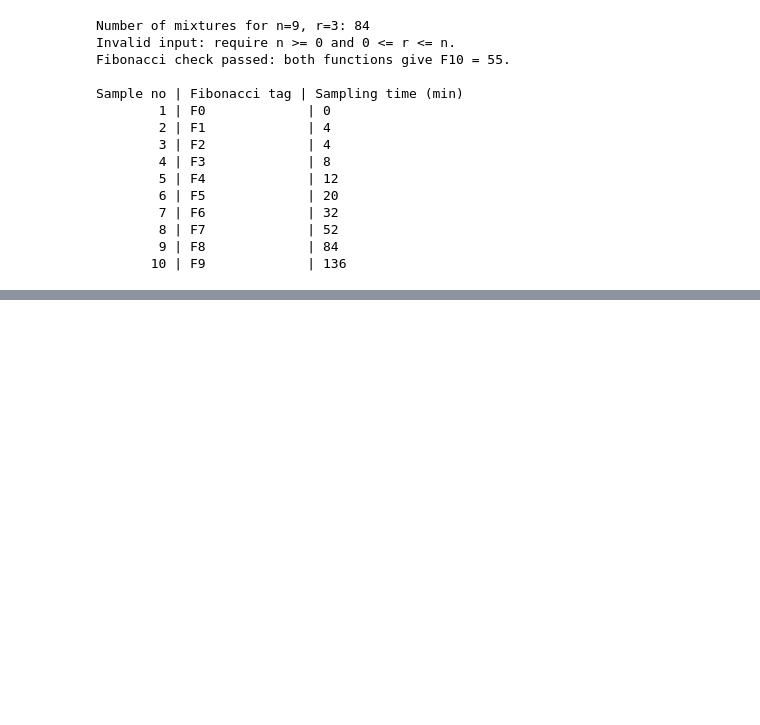
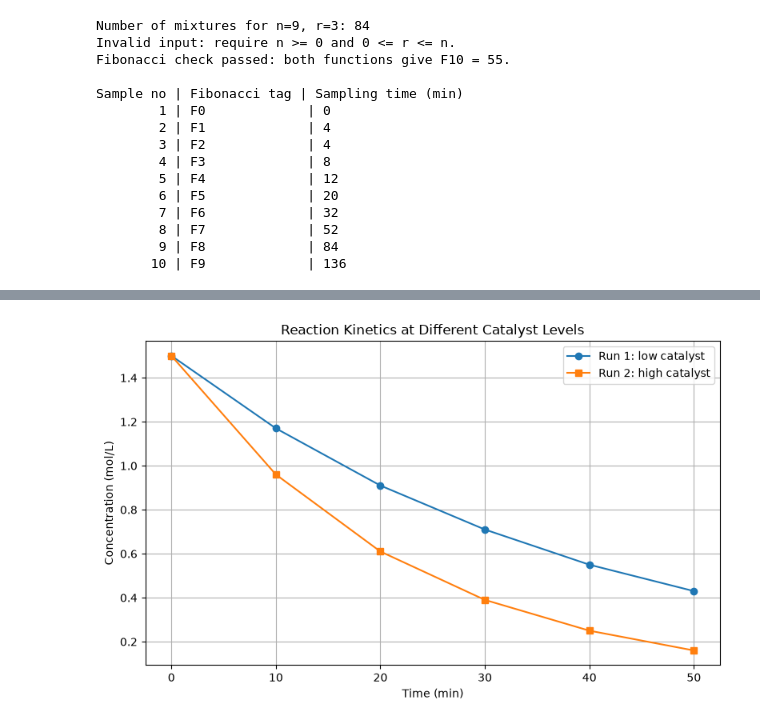
Before and after one commit to vrushabhgabhane60-dot/CP_Practical, a Jupyter notebook: 20251004003.ipynb, the cells around one changed output, grey strips where cells are left out. Cells and saved outputs as stored; diff of their text form; code cells hidden in the pictures; blank space fills up the shorter version.

```diff
--- a/20251004003.ipynb
+++ b/20251004003.ipynb
@@ -301,0 +341,88 @@ Sample no | Fibonacci tag | Sampling time (min)
+# %%
+#kinetic and gas data : pandas and matplotlib
+import numpy as np
+import pandas as pd
+import matplotlib.pyplot as plt
+
+# Part A: Kinetic data
+kinetics = pd.DataFrame({
+    "Time_min": [0, 10, 20, 30, 40, 50],
+    "Run1_mol_L_low_catalyst": [1.50, 1.17, 0.91, 0.71, 0.55, 0.43],
+    "Run2_mol_L_high_catalyst": [1.50, 0.96, 0.61, 0.39, 0.25, 0.16],
+})
+
+kinetics.to_json("kinetics.json", orient="records", indent=2)
+
+# Read the saved JSON back and inspect it
+kinetics_loaded = pd.read_json("kinetics.json")
+print("DataFrame shape:", kinetics_loaded.shape)
+print("\nData types:")
+print(kinetics_loaded.dtypes)
+
+# Calculate mean and sample standard deviation
+run1 = kinetics_loaded["Run1_mol_L_low_catalyst"]
+run2 = kinetics_loaded["Run2_mol_L_high_catalyst"]
+
+print("\nRun 1 mean:", run1.mean())
+print("Run 1 standard deviation:", run1.std())
+print("Run 2 mean:", run2.mean())
+print("Run 2 standard deviation:", run2.std())
+
+if run1.std() > run2.std():
+    print("Run 1 shows more variation based on standard deviation.")
+else:
+    print("Run 2 shows more variation based on standard deviation.")
+
+# Plot both kinetic runs
+plt.figure(figsize=(8, 5))
+plt.plot(
+    kinetics_loaded["Time_min"], run1,
+    marker="o", label="Run 1: low catalyst"
+)
+plt.plot(
+    kinetics_loaded["Time_min"], run2,
+    marker="s", label="Run 2: high catalyst"
+)
+plt.title("Reaction Kinetics at Different Catalyst Levels")
+plt.xlabel("Time (min)")
+plt.ylabel("Concentration (mol/L)")
+plt.legend()
+plt.grid(True)
+plt.tight_layout()
+plt.show()
+
+
+# Part D: Ethylene gas pressure-volume data
+gas_data = pd.DataFrame({
+    "Volume_L": [1, 2, 3, 4, 5],
+    "Pressure_bar": [5.03, 2.52, 1.65, 1.26, 1.01],
+})
+
+gas_data["PV"] = gas_data["Pressure_bar"] * gas_data["Volume_L"]
+k = gas_data["PV"].mean()
+print(f"\nMean value of P*V (k): {k:.3f} bar·L")
+
+# Plot measured pressures and the reference curve P = k / V
+volume_curve = np.linspace(
+    gas_data["Volume_L"].min(),
+    gas_data["Volume_L"].max(),
+    200
+)
+
+plt.figure(figsize=(8, 5))
+plt.scatter(
+    gas_data["Volume_L"], gas_data["Pressure_bar"],
+    label="Measured data"
+)
+plt.plot(
+    volume_curve, k / volume_curve,
+    color="red", label=f"Reference curve: P = k/V (k={k:.3f} bar·L)"
+)
+plt.title("Ethylene Gas Pressure vs. Volume")
+plt.xlabel("Volume (L)")
+plt.ylabel("Pressure (bar)")
+plt.legend()
+plt.grid(True)
+plt.tight_layout()
+plt.show()
+# %% [output]
@@ -301,0 +442 @@ Sample no | Fibonacci tag | Sampling time (min)
+[figure, added]
```
Also changed, not shown: parts of 2 cells of this notebook, 1 other file.
